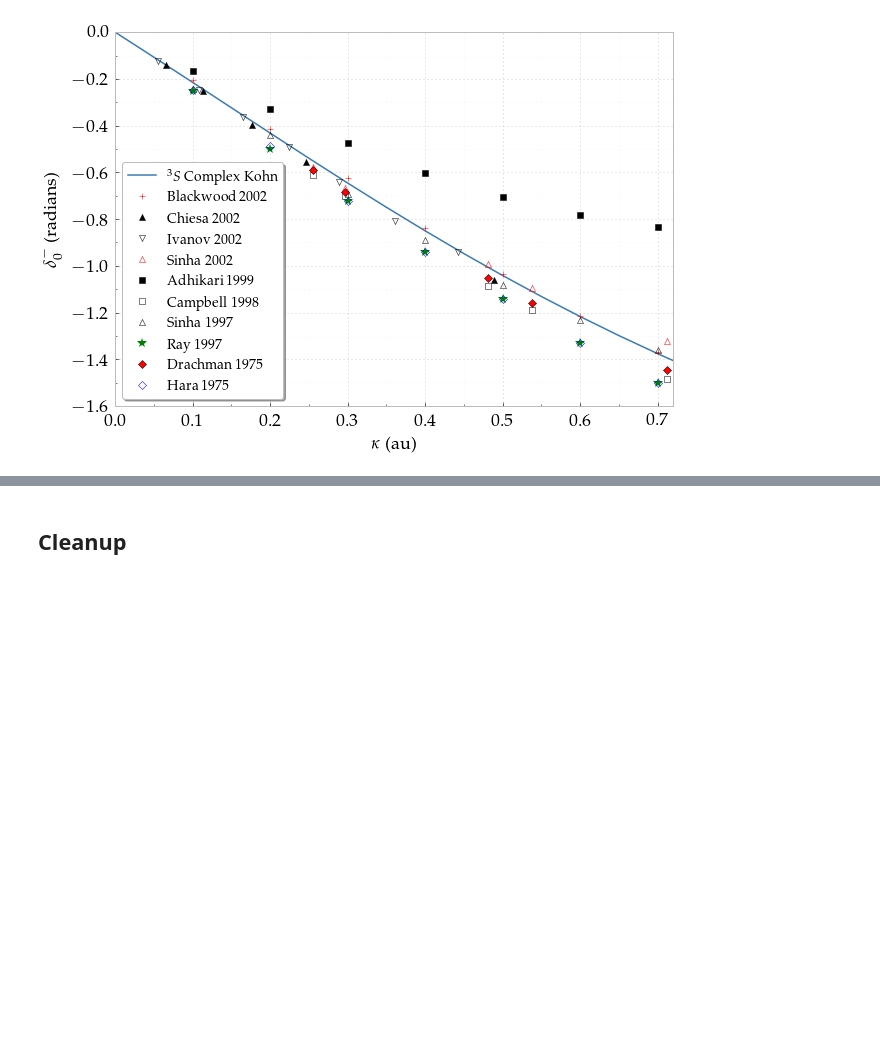
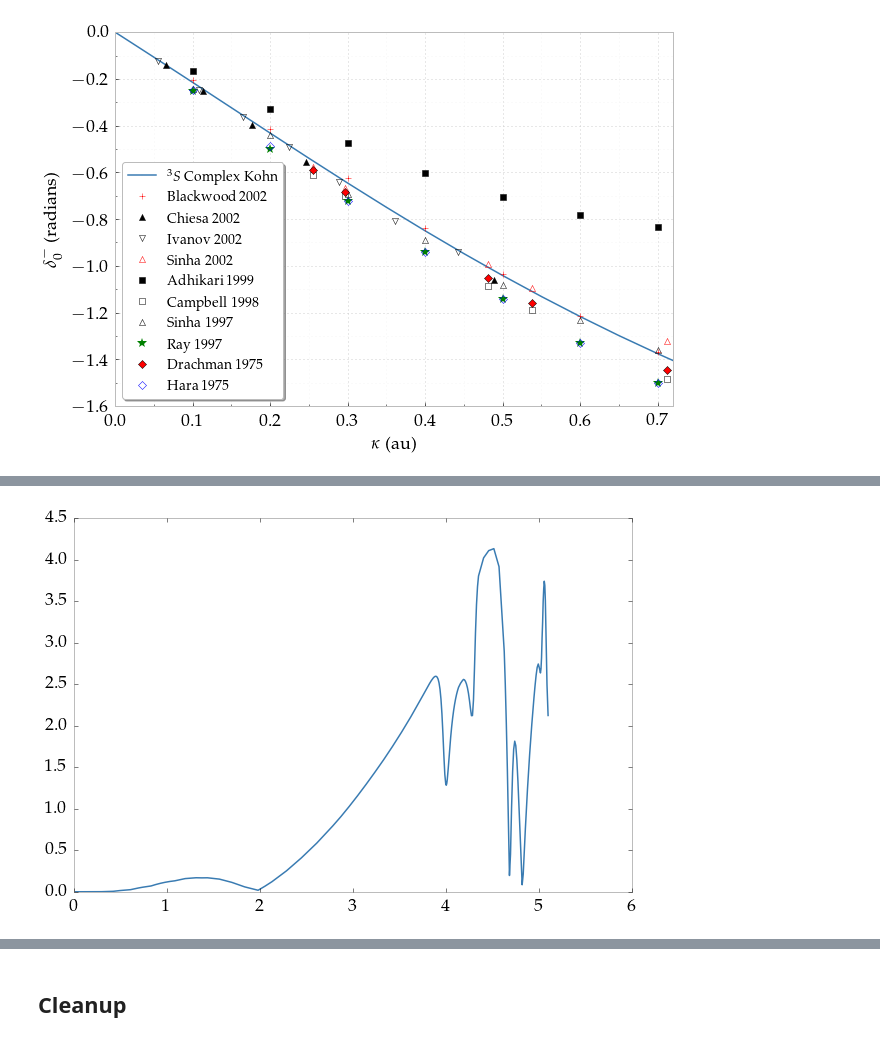
Before and after one commit to DentonW/Papers, a Jupyter notebook: PRA PsH/IPython/Paper Images.ipynb, the cells around one changed output, grey strips where cells are left out. Drawn from its saved outputs; the diff is of its cells as text; code cells hidden in the pictures; blank space fills up the shorter version.

```diff
--- a/PRA PsH/IPython/Paper Images.ipynb
+++ b/PRA PsH/IPython/Paper Images.ipynb
@@ -104,7 +102,7 @@ kohnmethod = "smatrix"  # The Kohn method that we are plotting
 # %%
 # Choose all entries for each of the partial waves
 #  Singlet entries
-entries1S = GetKappaTablenames(cursor, "lvalue=0 AND istriplet=0 AND mu=0.9 AND alpha=0.586 AND beta=0.58 AND gamma=1.093 AND omega=7 AND resorted=FALSE", quadpoints, 0, 0.866)
+entries1S = GetKappaTablenames(cursor, "lvalue=0 AND istriplet=0 AND mu=0.9 AND alpha=0.586 AND beta=0.58 AND gamma=1.093 AND omega=7 AND resorted=FALSE AND numterms=1505", quadpoints, 0, 0.866)
 entries1P = GetKappaTablenames(cursor, "lvalue=1 AND istriplet=0 AND mu=0.9 AND alpha=0.397 AND beta=0.376 AND gamma=0.962 AND omega=7 AND resorted=FALSE", quadpoints, 0, 0.866)
 entries1D = GetKappaTablenames(cursor, "lvalue=2 AND istriplet=0 AND mu=0.7 AND alpha=0.359 AND beta=0.368 AND gamma=0.976 AND omega=6 AND resorted=FALSE", quadpoints, 0, 0.866)
 entries1F = GetKappaTablenames(cursor, "lvalue=3 AND istriplet=0 AND omega=5", quadpoints, 0, 0.866)
@@ -121,7 +119,7 @@ entries3H = GetKappaTablenames(cursor, "lvalue=5 AND istriplet=1 AND omega=5", q
 # Now do the same for the SLS matrix elements
 #@TODO: Combine with the above?
 # Singlet entries
-sls1S, cross_sls1S = GetSLS(cursor, "lvalue=0 AND istriplet=0 AND mu=0.9 AND alpha=0.586 AND beta=0.58 AND gamma=1.093 AND omega=7 AND resorted=FALSE", 0, quadpoints, 0, 0.866)
+sls1S, cross_sls1S = GetSLS(cursor, "lvalue=0 AND istriplet=0 AND mu=0.9 AND alpha=0.586 AND beta=0.58 AND gamma=1.093 AND omega=7 AND resorted=FALSE AND numterms=1505", 0, quadpoints, 0, 0.866)
 sls1P, cross_sls1P = GetSLS(cursor, "lvalue=1 AND istriplet=0 AND mu=0.9 AND alpha=0.397 AND beta=0.376 AND gamma=0.962 AND omega=7 AND resorted=FALSE", 1, quadpoints, 0, 0.866)
 sls1D, cross_sls1D = GetSLS(cursor, "lvalue=2 AND istriplet=0 AND mu=0.7 AND alpha=0.359 AND beta=0.368 AND gamma=0.976 AND omega=6 AND resorted=FALSE", 2, quadpoints, 0, 0.866)
 sls1F, cross_sls1F = GetSLS(cursor, "lvalue=3 AND istriplet=0 AND omega=5", 3, quadpoints, 0, 0.866)
@@ -1089,0 +1021,19 @@ pyplot.show()
+# %%
+def PercentDiff(a, b):
+    return abs((a-b)/(a+b)*2) * 100
+# %%
+Ntheta = 50
+lmax = 5
+
+Zarrays = []
+for l in range(lmax+1):
+    theta = np.linspace(0, pi, Ntheta)
+    x = Esub
+    y = theta.copy()
+    X, Y = np.meshgrid(x, y)
+    zs1 = np.array([DifferentialCrossSingle(np.sqrt(4.0/27.21138505*x),y,np.sqrt(4.0/27.21138505*(27.21138505/4.0*kappasub**2)),l,interp_phase1) for x,y in zip(np.ravel(X), np.ravel(Y))])
+    zs3 = np.array([DifferentialCrossSingle(np.sqrt(4.0/27.21138505*x),y,np.sqrt(4.0/27.21138505*(27.21138505/4.0*kappasub**2)),l,interp_phase3) for x,y in zip(np.ravel(X), np.ravel(Y))])
+    zs = 0.25*zs1 + 0.75*zs3
+    Z = zs.reshape(X.shape)
+    #Zarrays.append(Z.ravel())
+    Zarrays.append(Z)
@@ -1089,0 +1068,7 @@ pyplot.show()
+# %%
+pd = PercentDiff(Zarrays[4], Zarrays[5])
+pyplot.plot(Esub, pd[49], label=r'$^1P$', color=singletcolor)
+#pyplot.ylim([0, 35])
+pyplot.show()
+# %% [output]
+[figure, added]
```
Also changed, not shown: parts of 20 cells of this notebook, 3 other files.
